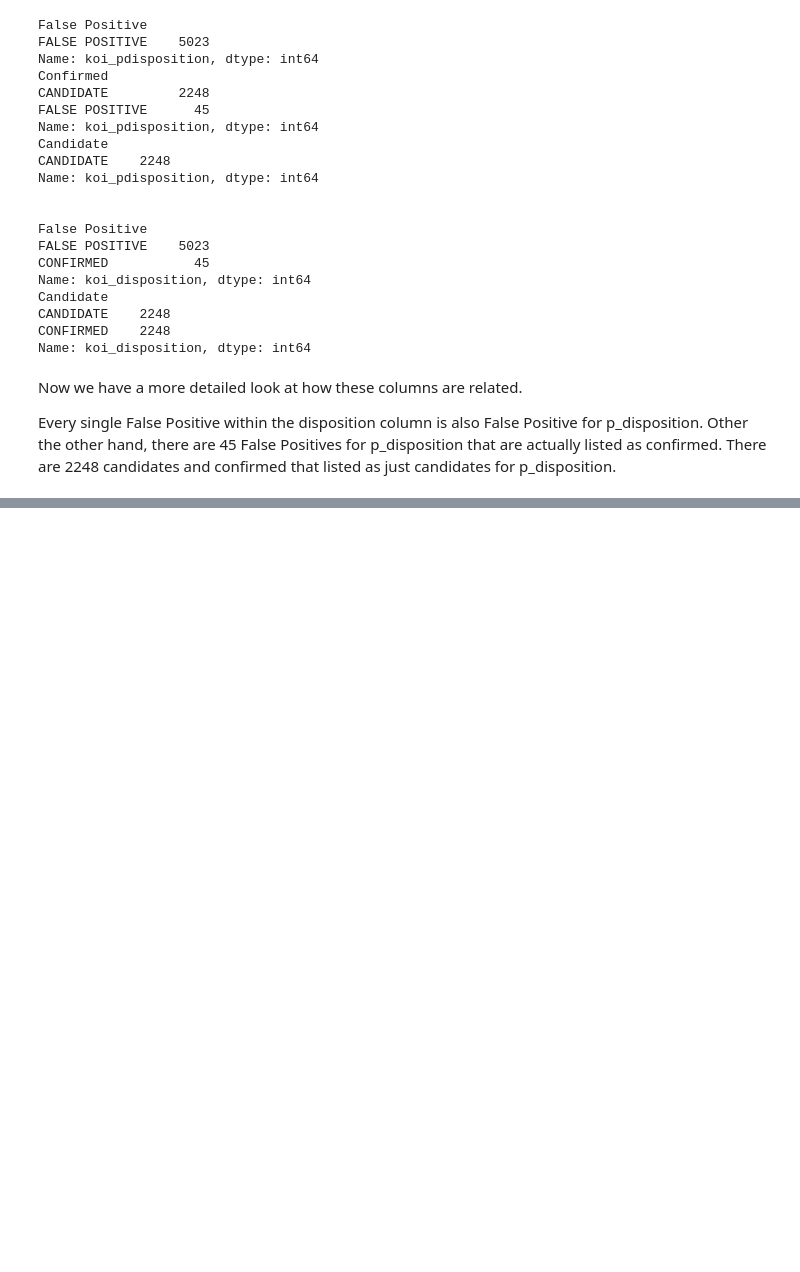
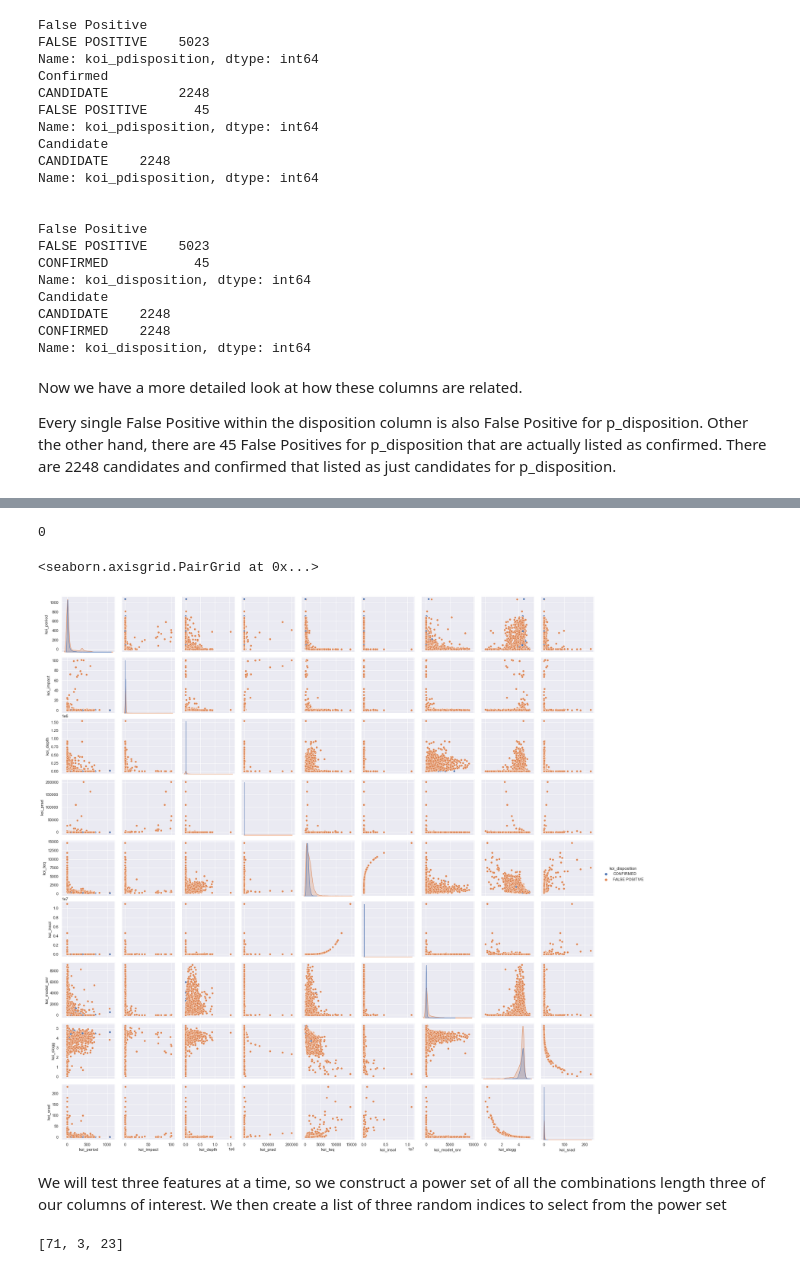
Before and after one commit to clywedoglens/kepler-exoplanets, a Jupyter notebook: Exoplanet Project.ipynb, the cells around one changed output, grey strips where cells are left out. Saved outputs shown, nothing was run; the diff lists cells and outputs as text; code cells hidden in the pictures; blank space fills up the shorter version.

Commit message:
Testing initial model

```diff
--- a/Exoplanet Project.ipynb
+++ b/Exoplanet Project.ipynb
@@ -5,3 +3,18 @@ import pandas as pd
+# %%
+import pandas as pd
+import numpy as np
+
+import seaborn as sns
+sns.set()
+
+import matplotlib.pyplot as plt
+%matplotlib inline
+
+from sklearn.model_selection import train_test_split
+
+from sklearn.linear_model import LogisticRegression
+
+from sklearn.metrics import accuracy_score, precision_score, recall_score, confusion_matrix
 # %%
 df = pd.read_csv('data/cumulative.csv')
 
@@ -111,0 +129,4 @@ for col in transit_cols:
+# %%
+df_excandidates = df[df.koi_disposition != 'CANDIDATE']
+
+df_excandidates = df_excandidates.drop(columns=['koi_pdisposition'])
@@ -111,0 +179,10 @@ for col in transit_cols:
+# %%
+cols_of_interest = ['koi_period', 'koi_impact', 'koi_depth', 'koi_prad',
+                    'koi_teq', 'koi_insol', 'koi_model_snr', 'koi_slogg',
+                    'koi_srad']
+
+columns = ['kepid', 'koi_disposition'] + cols_of_interest
+
+main_coi = df_excandidates.filter(items=columns)
+
+main_coi
@@ -111,0 +239,2 @@ for col in transit_cols:
+# %%
+main_coi = main_coi.dropna()
@@ -111,0 +256,28 @@ for col in transit_cols:
+# %%
+main_coi.duplicated().sum()
+# %% [output]
+0
+# %%
+wo_kepid = main_coi.drop(columns='kepid')
+
+sns.pairplot(wo_kepid, hue='koi_disposition')
+# %% [output]
+<seaborn.axisgrid.PairGrid at 0x...>
+[figure, added]
+# %% [markdown]
+We will test three features at a time, so we construct a power set of all the combinations length three of our columns of interest. We then
+create a list of three random indices to select from the power set
+# %%
+from itertools import combinations
+import random
+
+
+selected_features = list(combinations(cols_of_interest, 3))
+indices = []
+
+for _ in range(3):
+    indices.append(random.randint(0, len(selected_features) - 1))
+
+indices
+# %% [output]
+[71, 3, 23]
```
Also changed, not shown: parts of 15 cells of this notebook.
